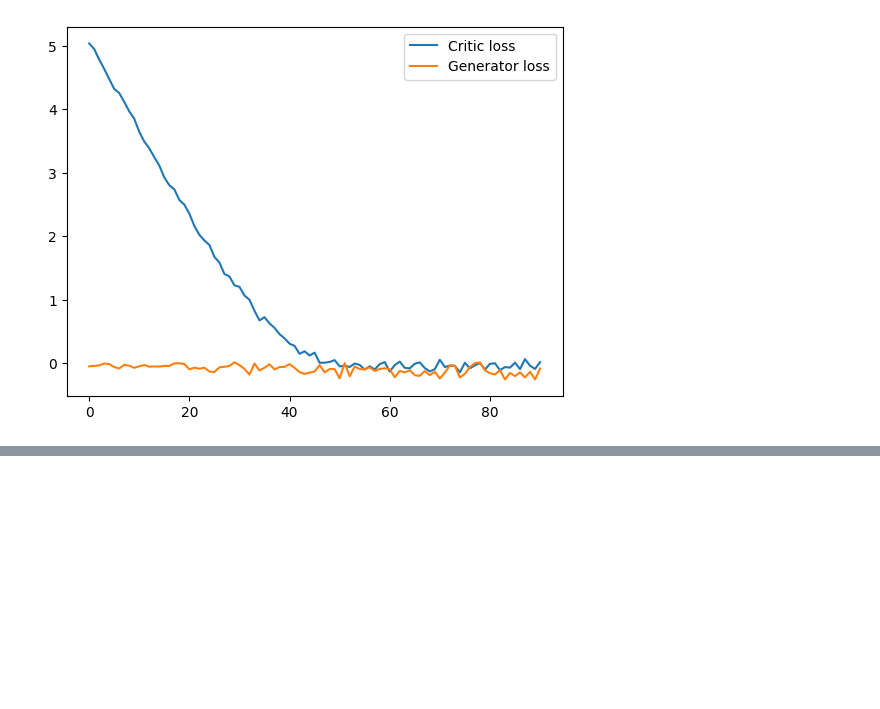
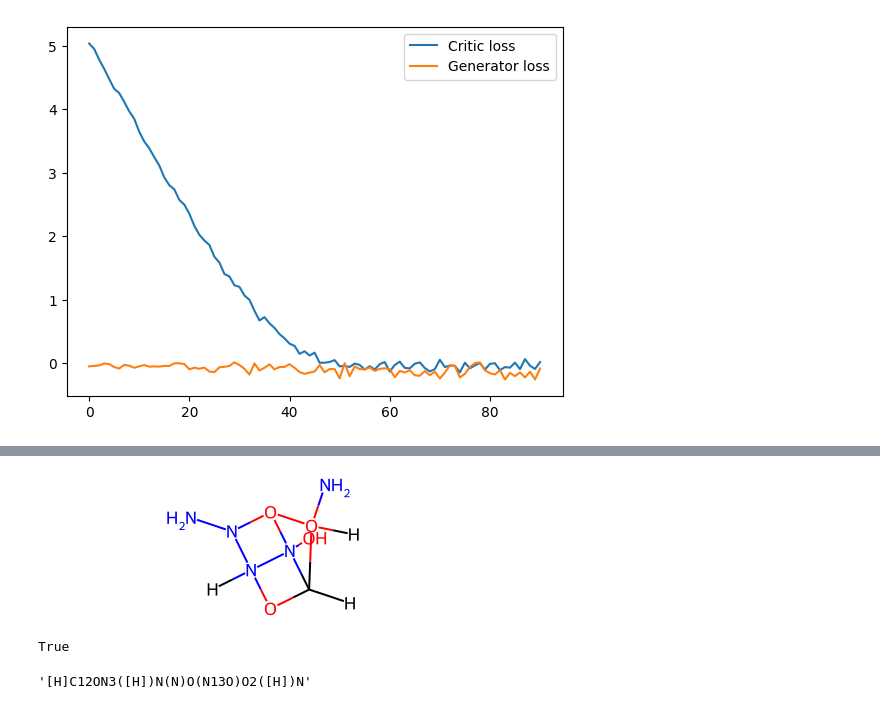
Before and after one commit to Top-Gun-Maxverick/QNetGAN-Version-1, a Jupyter notebook: QNetGAN_v1/QuantumNetGAN.ipynb, the cells around one changed output, grey strips where cells are left out. Drawn from its saved outputs; the diff is of its cells as text; code cells hidden in the pictures; blank space fills up the shorter version.

```diff
--- a/QNetGAN_v1/QuantumNetGAN.ipynb
+++ b/QNetGAN_v1/QuantumNetGAN.ipynb
@@ -259,0 +283,14 @@ grrrr
+# %%
+garbage = scatter_plot.illicit_drug
+# %%
+garbage
+# %% [output]
+[figure, added]
+# %%
+scatter_plot.valid_molecule()
+# %% [output]
+True
+# %%
+scatter_plot.getSmiles()
+# %% [output]
+'[H]C12ON3([H])N(N)O(N13O)O2([H])N'
```
Also changed, not shown: parts of 9 cells of this notebook.
